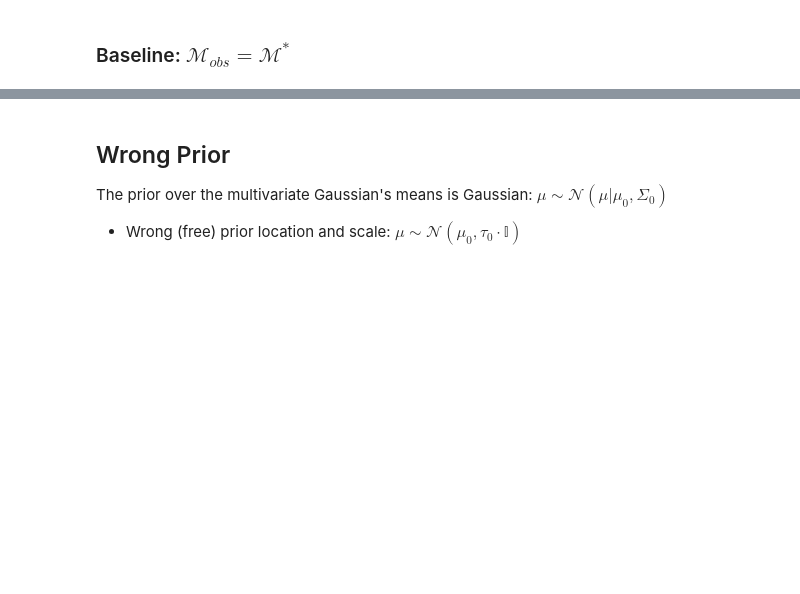
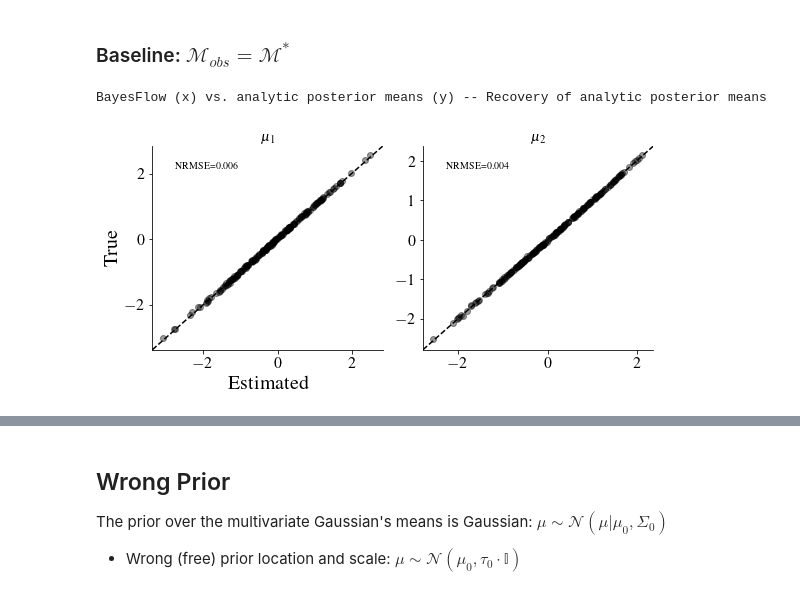
Before and after one commit to marvinschmitt/ModelMisspecificationBF, a Jupyter notebook: abf_mvn_means-InvMultiQuad.ipynb, the cells around one changed output, grey strips where cells are left out. Cells and saved outputs as stored; diff of their text form; code cells hidden in the pictures; blank space fills up the shorter version.

```diff
--- a/abf_mvn_means-InvMultiQuad.ipynb
+++ b/abf_mvn_means-InvMultiQuad.ipynb
@@ -217,2 +227,2 @@ trainer_overcomplete = ParameterEstimationTrainer(amortizer,
 # %%
-losses = trainer_sufficient.train_rounds(epochs=10, rounds=5, sim_per_round=10000, batch_size=128, n_obs=100)
+#losses = trainer_overcomplete.train_rounds(epochs=10, rounds=5, sim_per_round=10000, batch_size=128, n_obs=100)
@@ -258,12 +266,15 @@ def adversarial_diagnostics(trainer, generative_model, theta=None, x=None, filen
 # %%
 prior = GaussianMeanPrior(D=D, mu_mean=0, mu_scale=1)
 simulator = GaussianMeanSimulator(D=D)
 generative_model = GenerativeModel(prior, simulator)
 theta, x = generative_model(200,100)
 
 adversarial_diagnostics(trainer_sufficient, generative_model,
                         #print_plots=True,
-                       filename=f"inverse_multiquadratic/plots/abf_mvn_means_sufficient_baseline")
+                       filename=f"inverse_multiquadratic/plots/IM_abf_mvn_means_sufficient_baseline")
+# %% [output]
+BayesFlow (x) vs. analytic posterior means (y) -- Recovery of analytic posterior means
+[figure, added]
 # %%
 prior = GaussianMeanPrior(D=D, mu_mean=0, mu_scale=1)
 simulator = GaussianMeanSimulator(D=D)
```
Also changed, not shown: parts of 27 cells of this notebook, 3 other files.
